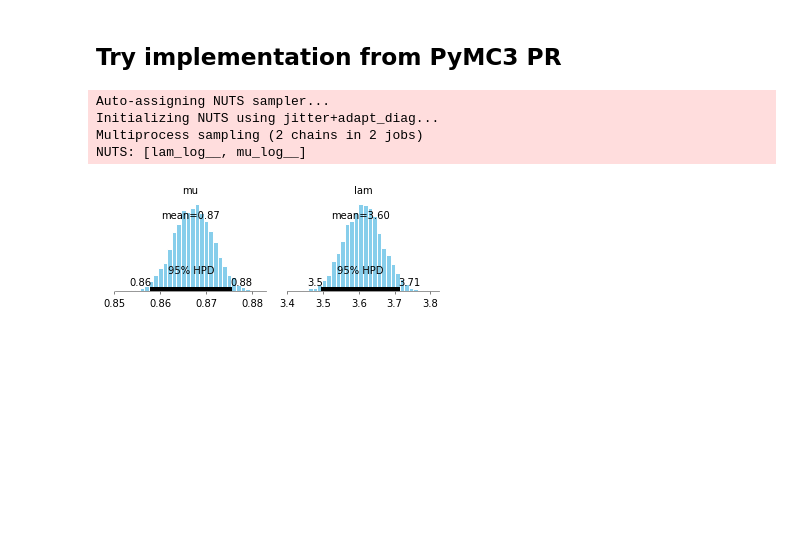
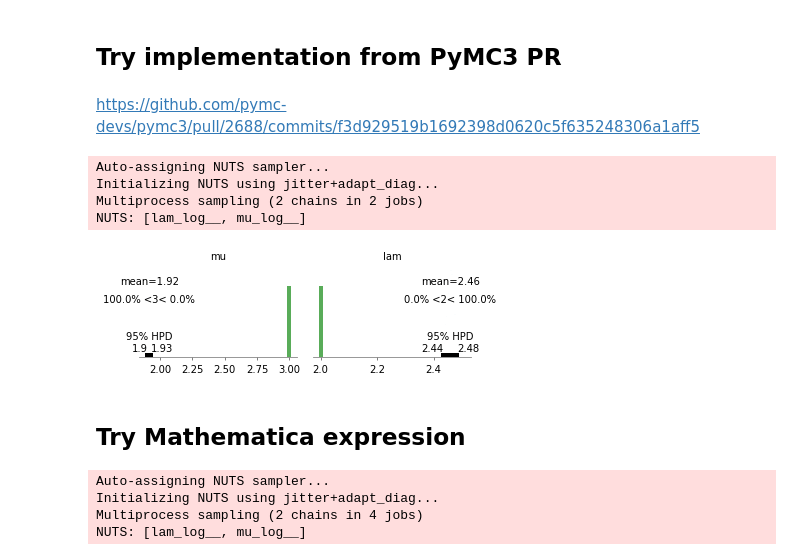
Before and after one commit to JackCaster/PyMC3_scrapbook, a Jupyter notebook: notebook/Truncated_inverse_normal_distribution.ipynb, the cells around one changed output. Saved outputs shown, nothing was run; the diff lists cells and outputs as text; code cells hidden in the pictures; blank space fills up the shorter version.

Commit message:
Include Mathematica formula converted to Theano

```diff
--- a/notebook/Truncated_inverse_normal_distribution.ipynb
+++ b/notebook/Truncated_inverse_normal_distribution.ipynb
@@ -51,12 +51,12 @@ def inverse_gaussian_pdf_truncated(x, mu, lam, upper):
 mu_true = 3
 lam_true = 2
 
-y_wald = np.random.wald(mean=mu_true, scale=lam_true, size=10000)
+y_wald = np.random.wald(mean=mu_true, scale=lam_true, size=100000)
 
 range_x = 0.01
 x_wald = np.arange(0, np.max(y_wald), range_x)
 
-upper = 10
+upper = 5
 # %%
 # Check if the defined function is working
 plt.hist(y_wald, bins=100, density=True, histtype='stepfilled', facecolor='lightgray', edgecolor='k');
@@ -148,9 +148,11 @@ def zvalue(value, sd, mu):
+# %% [markdown]
+https://github.com/pymc-devs/pymc3/pull/2688/commits/f3d929519b1692398d0620c5f635248306a1aff5
 # %%
 def normallogcdf(value, mu=0, sd=1):
     """
     Normal log CDF. Useful for many log CDF methods.
     """
-    z = zvalue(value, mu=mu, sd=sd)
+    z = (value - mu) / sd
     return tt.switch(
         tt.lt(z, -1.0),
         tt.log(tt.erfcx(-z / tt.sqrt(2.)) / 2.) -
@@ -203,7 +206,7 @@ with pm.Model() as model:
     y_likelihood = pm.Wald('y_likelihood', mu, lam, observed=obs)
     # potential works the same as target +=... in Stan, tt.switch works the same as ifelse
     # see: https://discourse.pymc.io/t/truncated-inverse-normal-distribution-also-known-as-wald-distribution/1125
-    upper_bound = pm.Potential('upper_bound', tt.switch(tt.gt(obs, upper), -np.inf, -logcdf(mu=mu, lam=lam, alpha=0, value=upper)))
+    upper_bound = pm.Potential('upper_bound', tt.switch(tt.gt(obs, upper), -np.inf, -logcdf(mu, lam, 0, upper)))
 
     trace = pm.sample(draws=5000, chains=2, cores=2, tune=1000)
 # %% [output]
@@ -213,6 +216,8 @@ Multiprocess sampling (2 chains in 2 jobs)
 NUTS: [lam_log__, mu_log__]
 # %%
 fig, ax = plt.subplots(1, 2, figsize=(5, 2))
-pm.plot_posterior(trace, round_to=2, ax=ax);
+pm.plot_posterior(trace, round_to=2, ref_val=[mu_true, lam_true], ax=ax);
 # %% [output]
-[figure, old version]
+[figure, new version]
+# %% [markdown]
+## Try Mathematica expression
@@ -218,0 +231,17 @@ pm.plot_posterior(trace, round_to=2, ax=ax);
+# %%
+with pm.Model() as model:
+
+    mu = pm.HalfNormal('mu', sd=10, testval=1)
+    lam = pm.HalfNormal('lam', sd=10, testval=1)
+
+    y_likelihood = pm.Wald('y_likelihood', mu, lam, observed=obs)
+    # potential works the same as target +=... in Stan, tt.switch works the same as ifelse
+    # see: https://discourse.pymc.io/t/truncated-inverse-normal-distribution-also-known-as-wald-distribution/1125
+    upper_bound = pm.Potential('upper_bound', tt.switch(tt.gt(obs, upper), -np.inf, -inversegaussian_logCDF(mu, lam, upper)))
+
+    trace = pm.sample(draws=5000, chains=2, cores=4, tune=1000, random_seed=123)
+# %% [output]
+Auto-assigning NUTS sampler...
+Initializing NUTS using jitter+adapt_diag...
+Multiprocess sampling (2 chains in 4 jobs)
+NUTS: [lam_log__, mu_log__]
```
Also changed, not shown: parts of 11 cells of this notebook.
